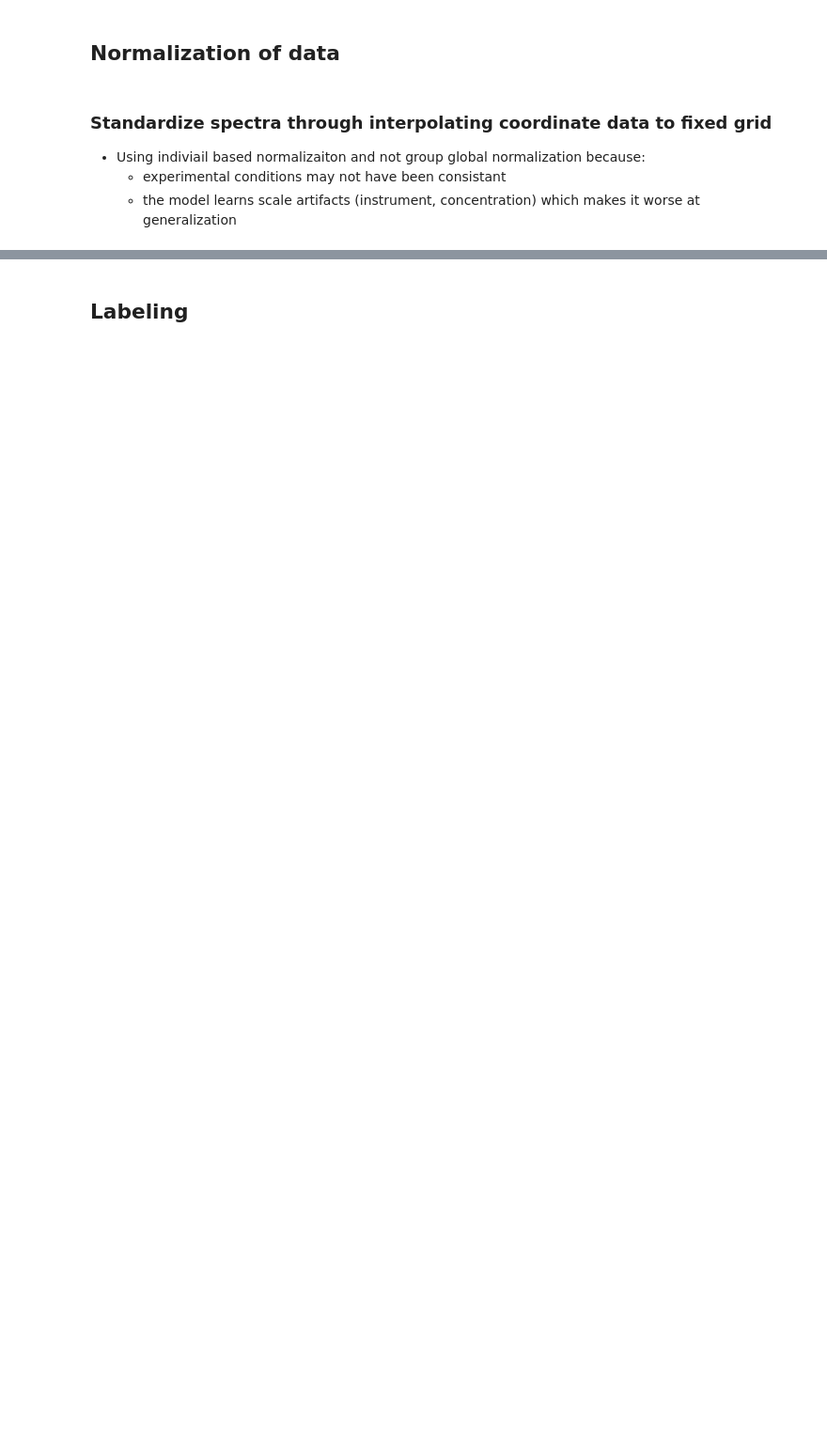
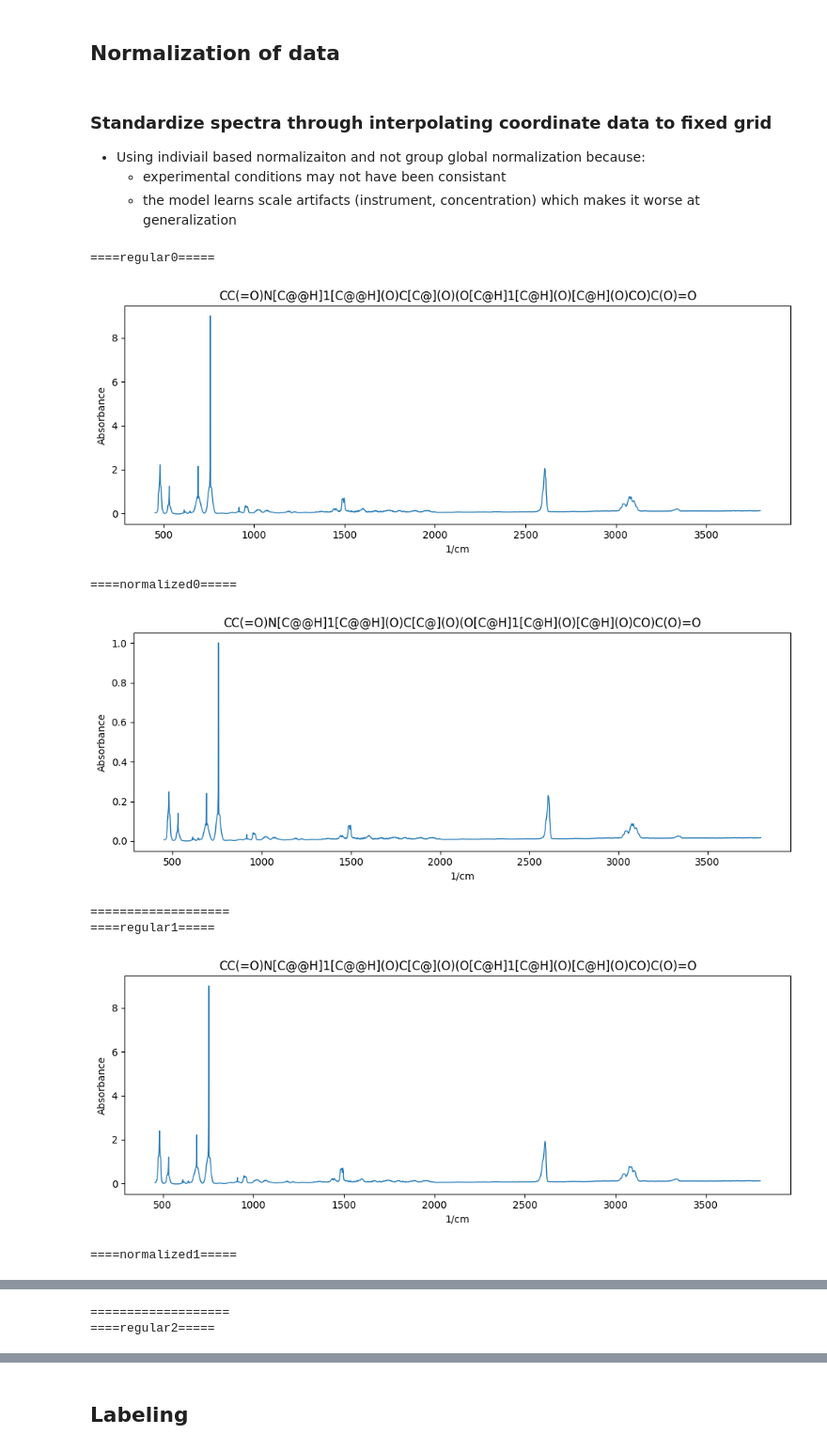
Before and after one commit to m-malik622/Organic-Compound-Classifier, a Jupyter notebook: notebooks/train_model.ipynb, the cells around one changed output, grey strips where cells are left out. Shown at 94% size. Cells and saved outputs as stored; diff of their text form; code cells hidden in the pictures; blank space fills up the shorter version.

```diff
--- a/notebooks/train_model.ipynb
+++ b/notebooks/train_model.ipynb
@@ -71,11 +78,18 @@ normalized_y_df["y_range_before_minmax"] = y_normalization_metadata.apply(lambda
 normalized_y_df["y_normalization"] = "row_min_max_0_1"
 # %%
 #test it
-plot_graph(normalized_y_df.iloc[0])
-for i in range(15):
-    print(f'===================')
+for i in range(5):
     print(f'====regular{i}=====')
     plot_graph(df.iloc[i])
     print(f'====normalized{i}=====')
     plot_graph(normalized_y_df.iloc[i])
     print(f'===================')
+# %% [output]
+====regular0=====
+[figure, added]
+====normalized0=====
+[figure, added]
+===================
+====regular1=====
+[figure, added]
+====normalized1=====
@@ -81,0 +97,2 @@ for i in range(15):
+===================
+====regular2=====
```
Also changed, not shown: parts of 8 cells of this notebook, 2 other files.
